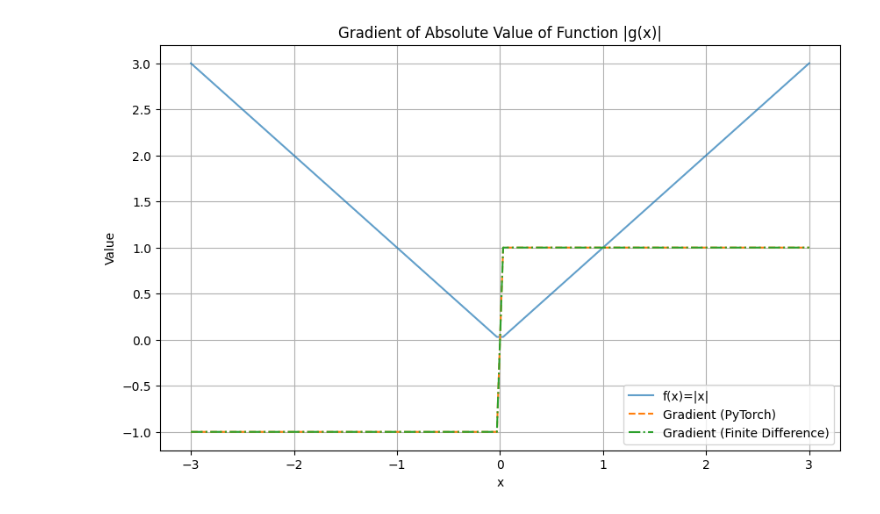
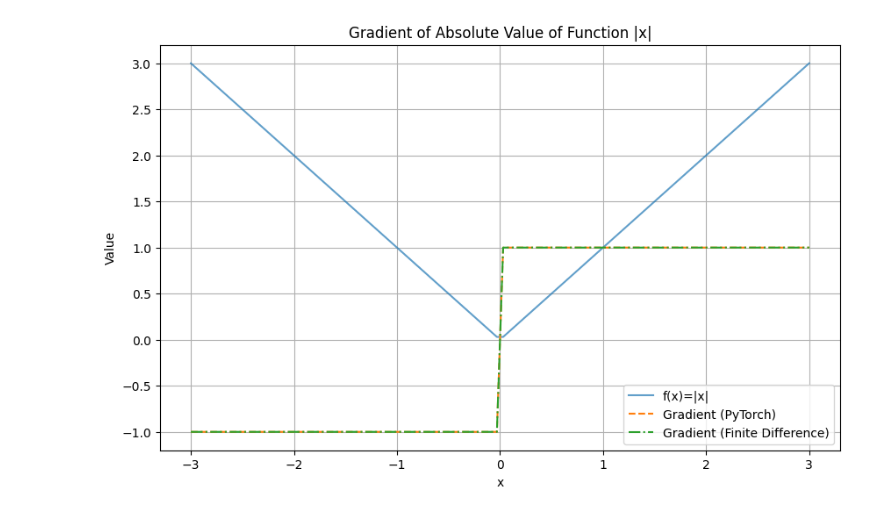
Before and after one commit to dsplog/dsplog.com, a Jupyter notebook: code/linear_regression/gradients_absolute_function.ipynb, the cells around one changed output. Drawn from its saved outputs; the diff is of its cells as text; code cells hidden in the pictures.

Commit message:
legend correction

```diff
--- a/code/linear_regression/gradients_absolute_function.ipynb
+++ b/code/linear_regression/gradients_absolute_function.ipynb
@@ -43,32 +43,32 @@ x_np = x.detach().numpy()
 
 # Convert PyTorch tensor to numpy array
 y_np = y.detach().numpy()
 
 # Compute gradient using finite difference
 grad_fd = finite_difference_gradient(x_np)
 
 # Plot the results for both methods and x
 import matplotlib.pyplot as plt
 
 plt.figure(figsize=(10, 6))
 
 # Plot x and y = |x| for reference
 plt.plot(x_np, y_np, label='f(x)=|x|', linestyle='-', alpha=0.7)
 
 # Plot the gradients calculated using PyTorch
 plt.plot(x_np, grad_pytorch.detach().numpy(), label='Gradient (PyTorch)', linestyle='--')
 
 # Plot the gradients calculated using finite difference
 plt.plot(x_np, grad_fd, label='Gradient (Finite Difference)', linestyle='-.')
 
 # Add labels, title, legend, and grid
 plt.xlabel('x')
 plt.ylabel('Value')
-plt.title('Gradient of Absolute Value of Function |g(x)|')
+plt.title('Gradient of Absolute Value of Function |x|')
 plt.legend()
 plt.grid(True)
 
 # Show the plot
 plt.show()
 # %% [output]
-[figure, old version]
+[figure, new version]
```
